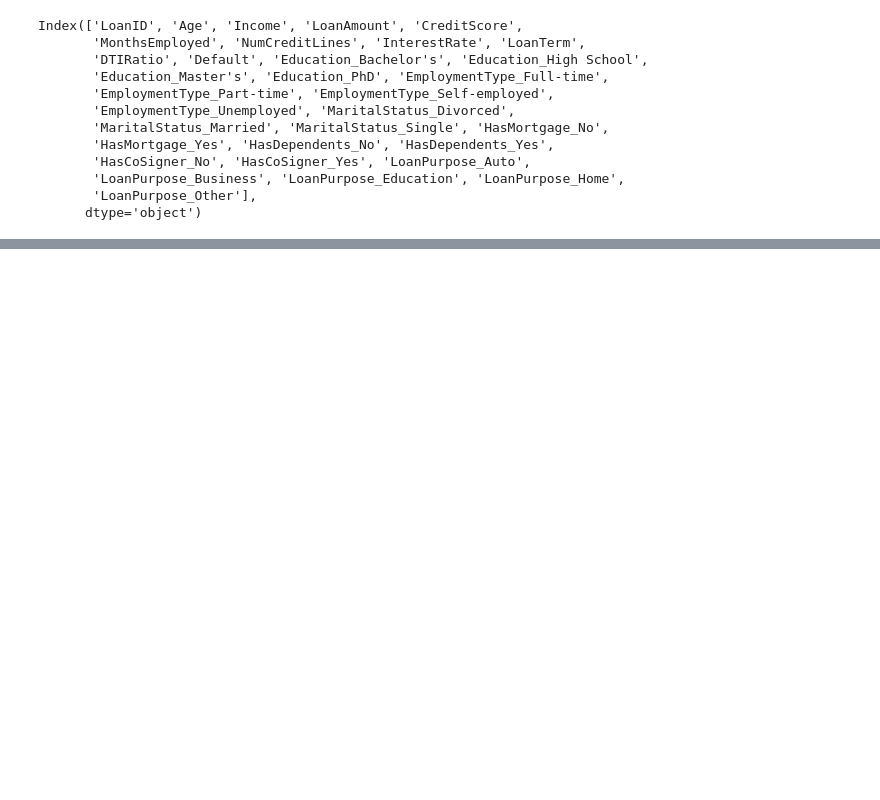
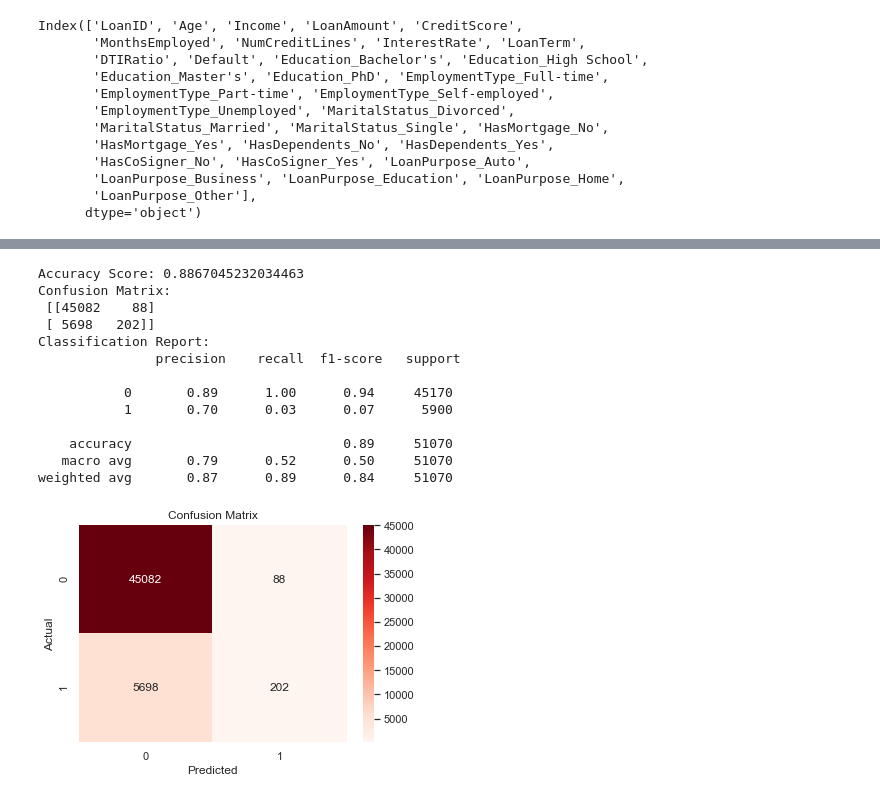
Before and after one commit to saginiclaudia/Loan-Default-Prediction, a Jupyter notebook: student.ipynb, the cells around one changed output, grey strips where cells are left out. Cells and saved outputs as stored; diff of their text form; code cells hidden in the pictures; blank space fills up the shorter version.

```diff
--- a/student.ipynb
+++ b/student.ipynb
@@ -385,0 +644,21 @@ Index(['LoanID', 'Age', 'Income', 'LoanAmount', 'CreditScore',
+# %%
+# Predicting for test set
+rfc_y_pred_test = rfc_model.predict(X_test)
+
+# Performance on the test dataset
+metrics_score(y_test, rfc_y_pred_test)
+# %% [output]
+Accuracy Score: 0.8867045232034463
+Confusion Matrix:
+ [[45082    88]
+ [ 5698   202]]
+Classification Report:
+               precision    recall  f1-score   support
+
+           0       0.89      1.00      0.94     45170
+           1       0.70      0.03      0.07      5900
+
+    accuracy                           0.89     51070
+   macro avg       0.79      0.52      0.50     51070
+weighted avg       0.87      0.89      0.84     51070
+[figure, added]
```
Also changed, not shown: parts of 57 cells of this notebook.
